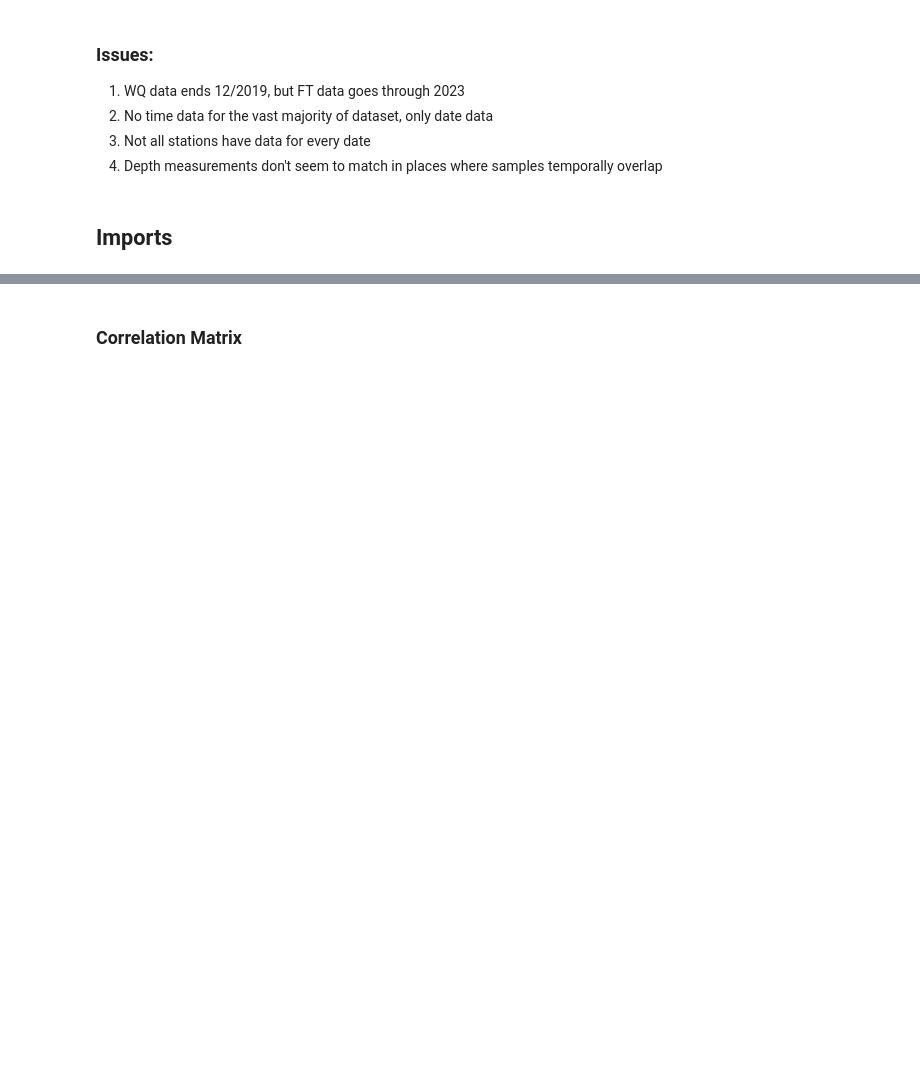
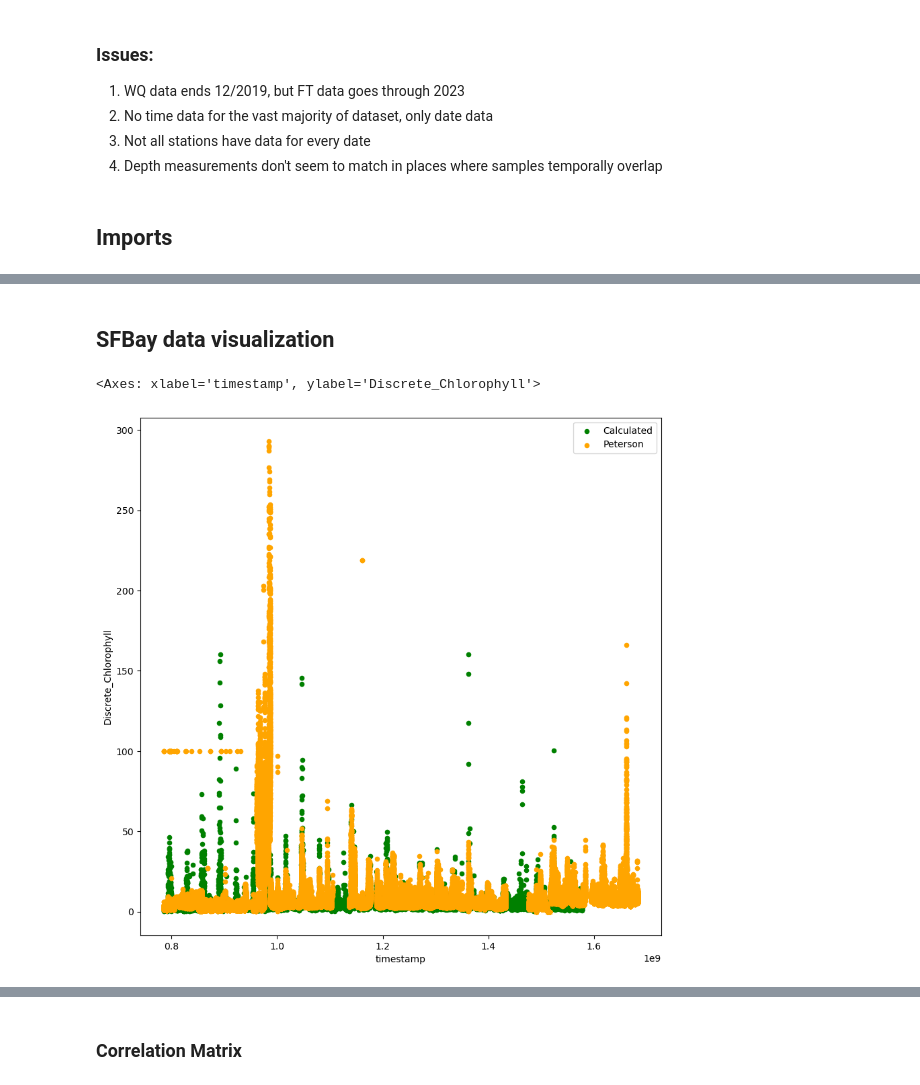
Before and after one commit to AlekWithK/PetersonFlowThrough, a Jupyter notebook: regression.ipynb, the cells around one changed output, grey strips where cells are left out. Saved outputs shown, nothing was run; the diff lists cells and outputs as text; code cells hidden in the pictures; blank space fills up the shorter version.

```diff
--- a/regression.ipynb
+++ b/regression.ipynb
@@ -57,3 +57,16 @@ display(df_ft.head())
 | 3 | 1994-11-29 05:25:39 | 37.55889 | -122.2006 | 10.3 | NaN | 2.6 | 339.0 | 10.689 | 5.73 | 10.689 | ... |
 | 4 | 1994-11-29 05:25:45 | 37.55944 | -122.2006 | 10.6 | NaN | 2.7 | 342.0 | 10.691 | 5.68 | 10.691 | ... |
 5 rows × 29 columns
+# %% [markdown]
+## SFBay data visualization
+# %%
+fig, ax = plt.subplots(figsize=(10, 10))
+df_ft_plot = df_ft.sample(n=180000)
+df_ft_plot = df_ft_plot[df_ft_plot.Discrete_Chlorophyll < 300]
+
+df_wq.plot(ax=ax, x='timestamp', y='Calculated_Chlorophyll', c='green', kind='scatter', label='Calculated')
+df_ft_plot.plot(ax=ax, x='timestamp', y='Discrete_Chlorophyll', c='orange', kind='scatter', label='Peterson')
+plt.show()
+# %% [output]
+<Axes: xlabel='timestamp', ylabel='Discrete_Chlorophyll'>
+[figure, added]
```
Also changed, not shown: parts of 9 cells of this notebook, 2 other files.
